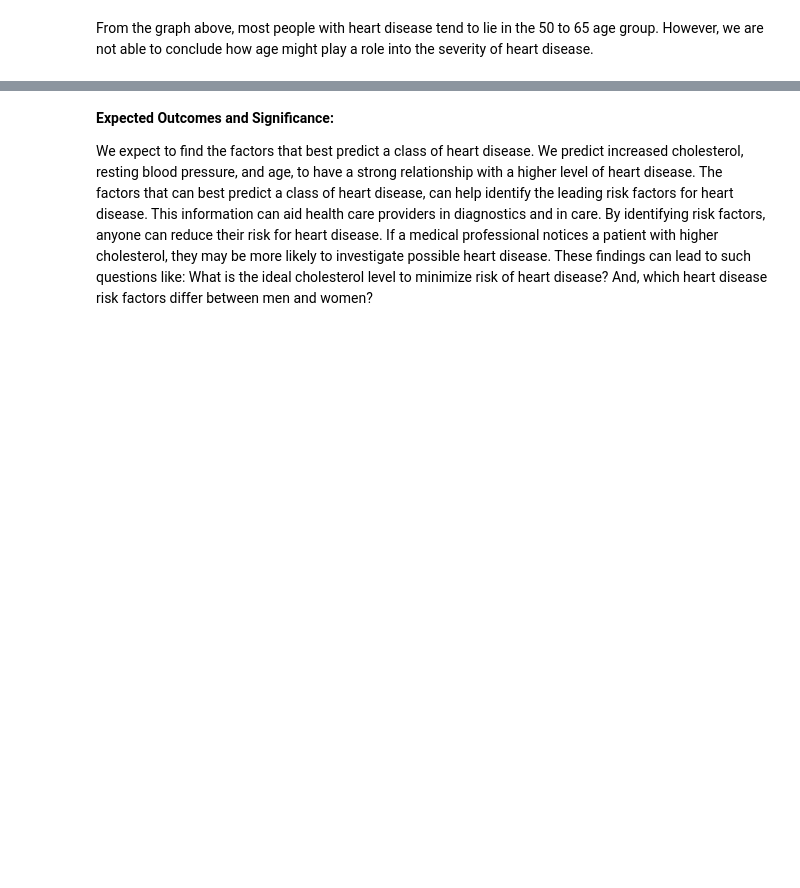
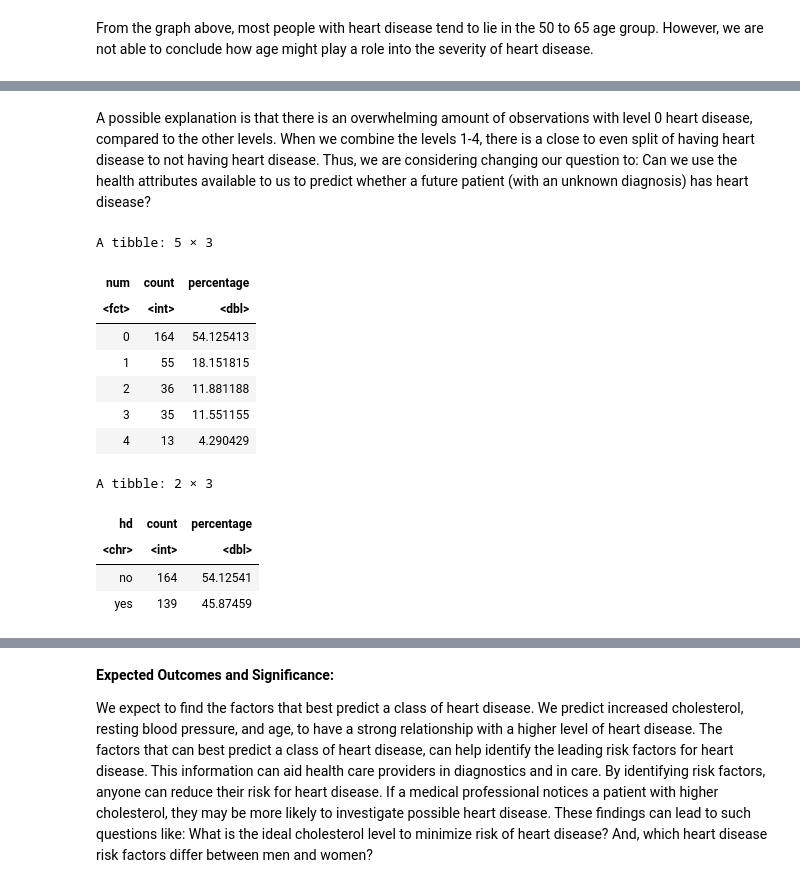
Before and after one commit to xenshreyas/Heart-Disease-Analysis, a Jupyter notebook: proposal.ipynb, the cells around one changed output, grey strips where cells are left out. Cells and saved outputs as stored; diff of their text form; code cells hidden in the pictures; blank space fills up the shorter version.

```diff
--- a/proposal.ipynb
+++ b/proposal.ipynb
@@ -92 +130,36 @@ So far, we are neither able to visualize a relationship between any of the predi
+# %% [markdown]
+A possible explanation is that there is an overwhelming amount of observations with level 0 heart disease, compared to the other levels. When we combine the levels 1-4, there is a close to even split of having heart disease to not having heart disease. Thus, we are considering changing our question to: Can we use the health attributes available to us to predict whether a future patient (with an unknown diagnosis) has heart disease?
+# %%
+# Percentages of levels 0-4
+num_obs_c <- nrow(cleveland_data)
+level_percentage_c <- cleveland_data |>
+    group_by(num) |>
+    summarize(
+        count = n(),
+        percentage = n() / num_obs_c * 100
+        )
+level_percentage_c
+# Percentages of hd (yes, no) *num changed to hd
+num_obs_h <- nrow(heart_data_alt)
+level_percentage_h <- heart_data_alt |>
+    group_by(hd) |>
+    summarize(
+        count = n(),
+        percentage = n() / num_obs_h * 100
+        )
+level_percentage_h
+# %% [output]
+A tibble: 5 × 3
+| num | count | percentage |
+| <fct> | <int> | <dbl> |
+| 0 | 164 | 54.125413 |
+| 1 | 55 | 18.151815 |
+| 2 | 36 | 11.881188 |
+| 3 | 35 | 11.551155 |
+| 4 | 13 | 4.290429 |
+A tibble: 2 × 3
+| hd | count | percentage |
+| <chr> | <int> | <dbl> |
+| no | 164 | 54.12541 |
+| yes | 139 | 45.87459 |
 # %% [markdown]
```
Also changed, not shown: parts of 8 cells of this notebook.
